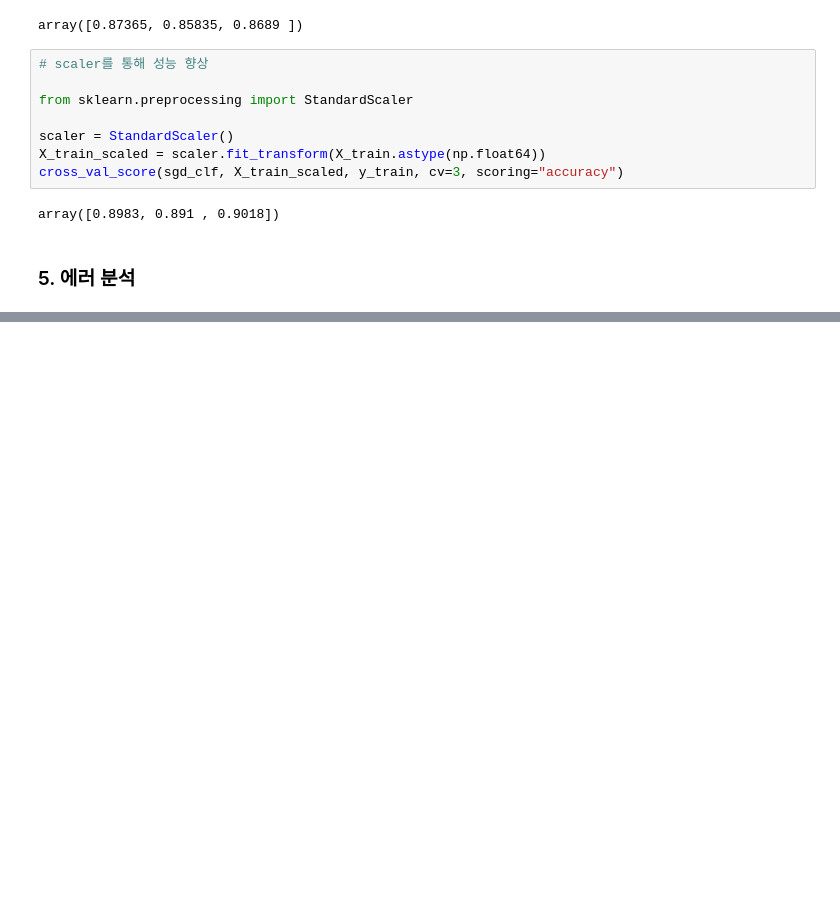
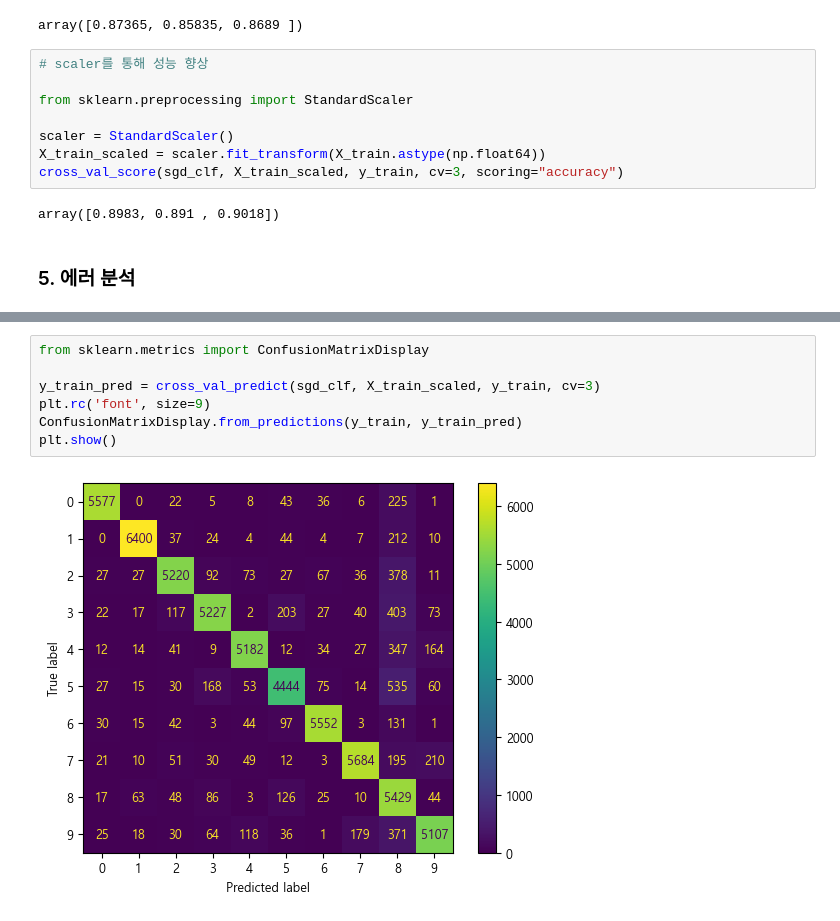
Before and after one commit to KimHyoJun99/AI, a Jupyter notebook: Hands-on ML/MNIST.ipynb, the cells around one changed output, grey strips where cells are left out. Saved outputs shown, nothing was run; the diff lists cells and outputs as text; blank space fills up the shorter version.

```diff
--- a/Hands-on ML/MNIST.ipynb
+++ b/Hands-on ML/MNIST.ipynb
@@ -510,0 +537,9 @@ y_train_pred = cross_val_predict(sgd_clf, X_train_scaled, y_train, cv=3)
+# %%
+from sklearn.metrics import ConfusionMatrixDisplay
+
+y_train_pred = cross_val_predict(sgd_clf, X_train_scaled, y_train, cv=3)
+plt.rc('font', size=9)
+ConfusionMatrixDisplay.from_predictions(y_train, y_train_pred)
+plt.show()
+# %% [output]
+[figure, added]
```
Also changed, not shown: parts of 22 cells of this notebook.
